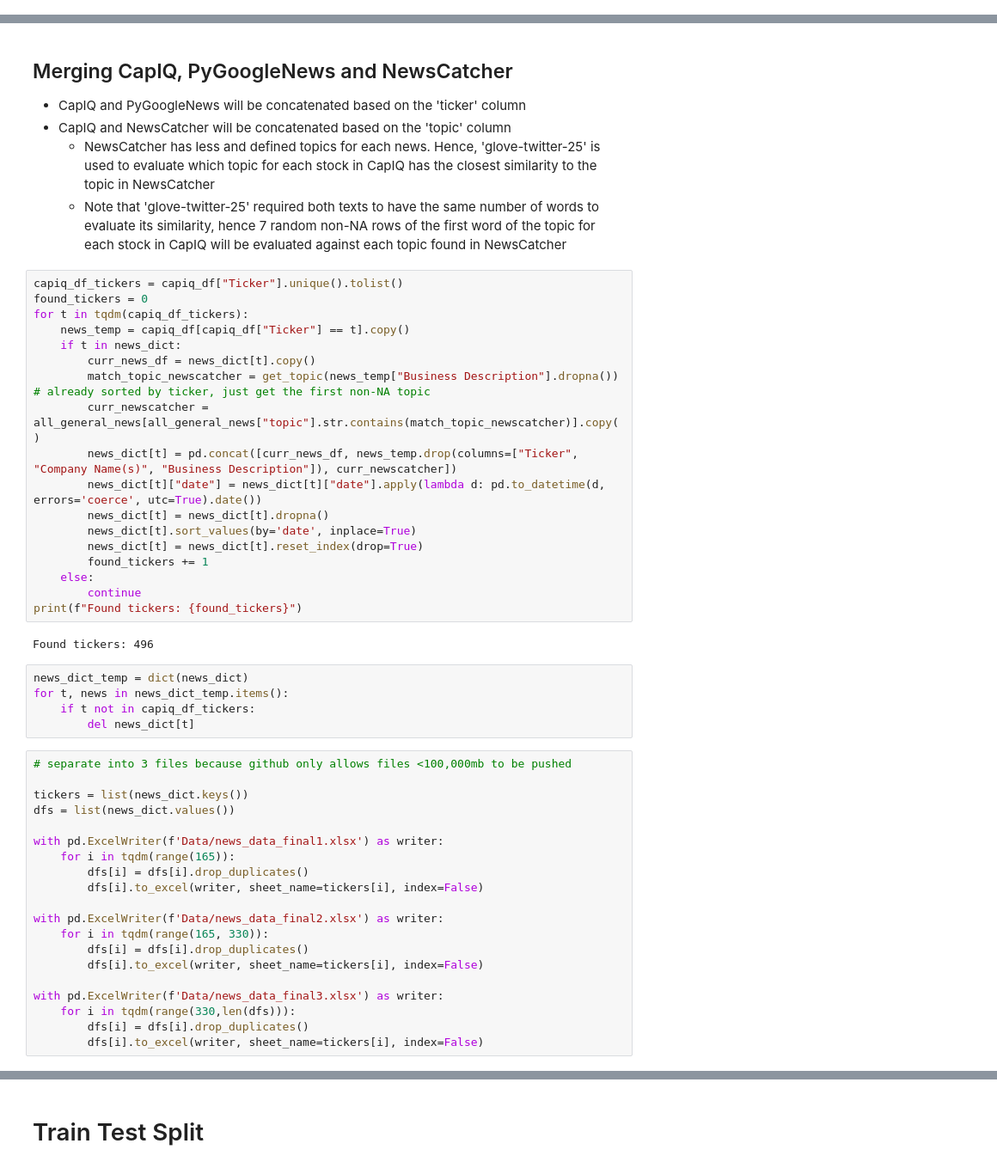
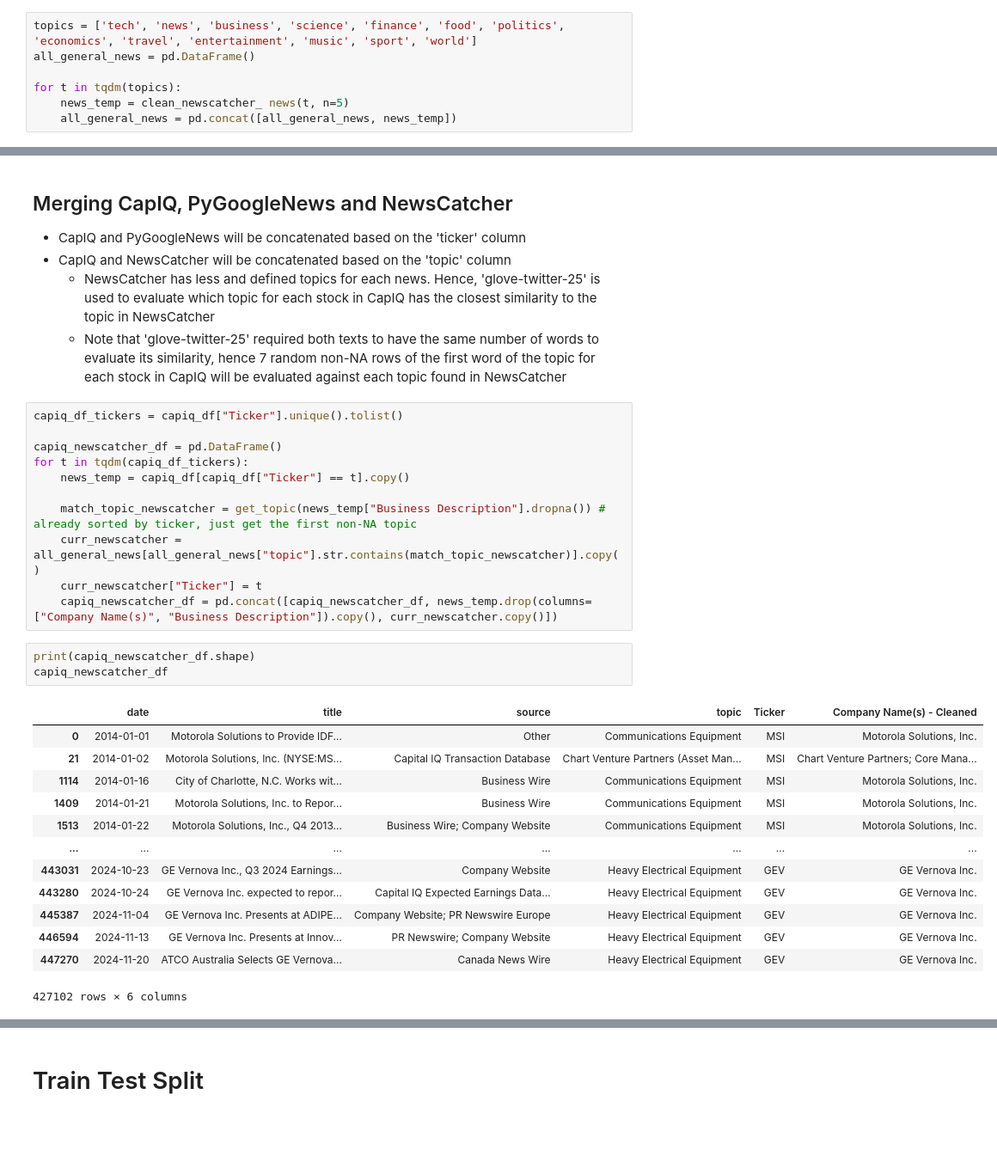
Before and after one commit to saltedpotato/QF634_Research_Methods, a Jupyter notebook: clean_data.ipynb, the cells around one changed output, grey strips where cells are left out. Shown at 86% size. Drawn from its saved outputs; the diff is of its cells as text; blank space fills up the shorter version.

```diff
--- a/clean_data.ipynb
+++ b/clean_data.ipynb
@@ -162,0 +135,7 @@ capiq_df
+# %%
+topics = ['tech', 'news', 'business', 'science', 'finance', 'food', 'politics', 'economics', 'travel', 'entertainment', 'music', 'sport', 'world']
+all_general_news = pd.DataFrame()
+
+for t in tqdm(topics):
+    news_temp = clean_newscatcher_ news(t, n=5)
+    all_general_news = pd.concat([all_general_news, news_temp])
@@ -169,46 +162,29 @@ capiq_df
     * Note that 'glove-twitter-25' required both texts to have the same number of words to evaluate its similarity, hence 7 random non-NA rows of the first word of the topic for each stock in CapIQ will be evaluated against each topic found in NewsCatcher
 # %%
 capiq_df_tickers = capiq_df["Ticker"].unique().tolist()
-found_tickers = 0
+
+capiq_newscatcher_df = pd.DataFrame()
 for t in tqdm(capiq_df_tickers):
     news_temp = capiq_df[capiq_df["Ticker"] == t].copy()
-    if t in news_dict:
-        curr_news_df = news_dict[t].copy()
-        match_topic_newscatcher = get_topic(news_temp["Business Description"].dropna()) # already sorted by ticker, just get the first non-NA topic
-        curr_newscatcher = all_general_news[all_general_news["topic"].str.contains(match_topic_newscatcher)].copy()
-        news_dict[t] = pd.concat([curr_news_df, news_temp.drop(columns=["Ticker", "Company Name(s)", "Business Description"]), curr_newscatcher])
-        news_dict[t]["date"] = news_dict[t]["date"].apply(lambda d: pd.to_datetime(d, errors='coerce', utc=True).date())
-        news_dict[t] = news_dict[t].dropna()
-        news_dict[t].sort_values(by='date', inplace=True)
-        news_dict[t] = news_dict[t].reset_index(drop=True)
-        found_tickers += 1
-    else:
-        continue
-print(f"Found tickers: {found_tickers}")
+
+    match_topic_newscatcher = get_topic(news_temp["Business Description"].dropna()) # already sorted by ticker, just get the first non-NA topic
+    curr_newscatcher = all_general_news[all_general_news["topic"].str.contains(match_topic_newscatcher)].copy()
+    curr_newscatcher["Ticker"] = t
+    capiq_newscatcher_df = pd.concat([capiq_newscatcher_df, news_temp.drop(columns=["Company Name(s)", "Business Description"]).copy(), curr_newscatcher.copy()])
-# %% [output]
-Found tickers: 496
-# %%
-news_dict_temp = dict(news_dict)
-for t, news in news_dict_temp.items():
-    if t not in capiq_df_tickers:
-        del news_dict[t]
-# %%
-# separate into 3 files because github only allows files <100,000mb to be pushed
-
-tickers = list(news_dict.keys())
-dfs = list(news_dict.values())
-
-with pd.ExcelWriter(f'Data/news_data_final1.xlsx') as writer:
-    for i in tqdm(range(165)):
-        dfs[i] = dfs[i].drop_duplicates()
-        dfs[i].to_excel(writer, sheet_name=tickers[i], index=False)
-
-with pd.ExcelWriter(f'Data/news_data_final2.xlsx') as writer:
-    for i in tqdm(range(165, 330)):
-        dfs[i] = dfs[i].drop_duplicates()
-        dfs[i].to_excel(writer, sheet_name=tickers[i], index=False)
-
-with pd.ExcelWriter(f'Data/news_data_final3.xlsx') as writer:
-    for i in tqdm(range(330,len(dfs))):
-        dfs[i] = dfs[i].drop_duplicates()
-        dfs[i].to_excel(writer, sheet_name=tickers[i], index=False)
+# %%
+print(capiq_newscatcher_df.shape)
+capiq_newscatcher_df
+# %% [output]
+|  | date | title | source | topic | Ticker | Company Name(s) - Cleaned |
+| 0 | 2014-01-01 | Motorola Solutions to Provide IDF... | Other | Communications Equipment | MSI | Motorola Solutions, Inc. |
+| 21 | 2014-01-02 | Motorola Solutions, Inc. (NYSE:MS... | Capital IQ Transaction Database | Chart Venture Partners (Asset Man... | MSI | Chart Venture Partners; Core Mana... |
+| 1114 | 2014-01-16 | City of Charlotte, N.C. Works wit... | Business Wire | Communications Equipment | MSI | Motorola Solutions, Inc. |
+| 1409 | 2014-01-21 | Motorola Solutions, Inc. to Repor... | Business Wire | Communications Equipment | MSI | Motorola Solutions, Inc. |
+| 1513 | 2014-01-22 | Motorola Solutions, Inc., Q4 2013... | Business Wire; Company Website | Communications Equipment | MSI | Motorola Solutions, Inc. |
+| ... | ... | ... | ... | ... | ... | ... |
+| 443031 | 2024-10-23 | GE Vernova Inc., Q3 2024 Earnings... | Company Website | Heavy Electrical Equipment | GEV | GE Vernova Inc. |
+| 443280 | 2024-10-24 | GE Vernova Inc. expected to repor... | Capital IQ Expected Earnings Data... | Heavy Electrical Equipment | GEV | GE Vernova Inc. |
+| 445387 | 2024-11-04 | GE Vernova Inc. Presents at ADIPE... | Company Website; PR Newswire Europe | Heavy Electrical Equipment | GEV | GE Vernova Inc. |
+| 446594 | 2024-11-13 | GE Vernova Inc. Presents at Innov... | PR Newswire; Company Website | Heavy Electrical Equipment | GEV | GE Vernova Inc. |
+| 447270 | 2024-11-20 | ATCO Australia Selects GE Vernova... | Canada News Wire | Heavy Electrical Equipment | GEV | GE Vernova Inc. |
+427102 rows × 6 columns
```
Also changed, not shown: parts of 42 cells of this notebook, 18 other files.
